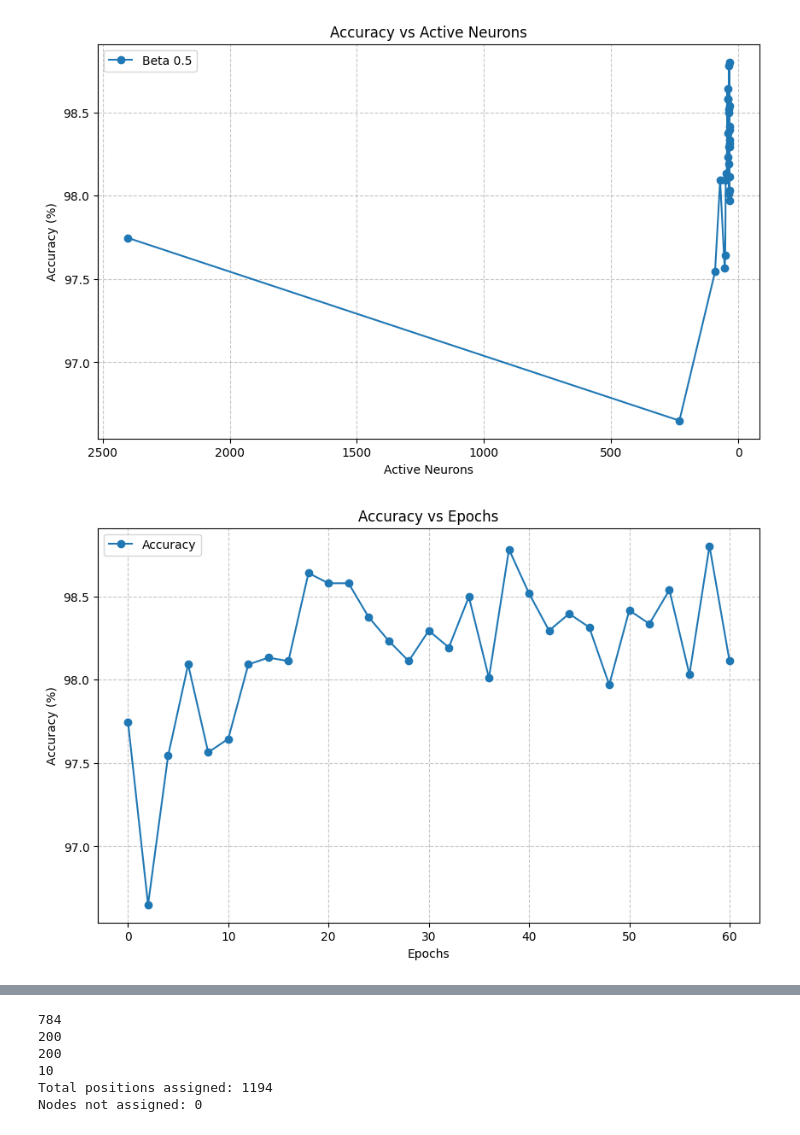
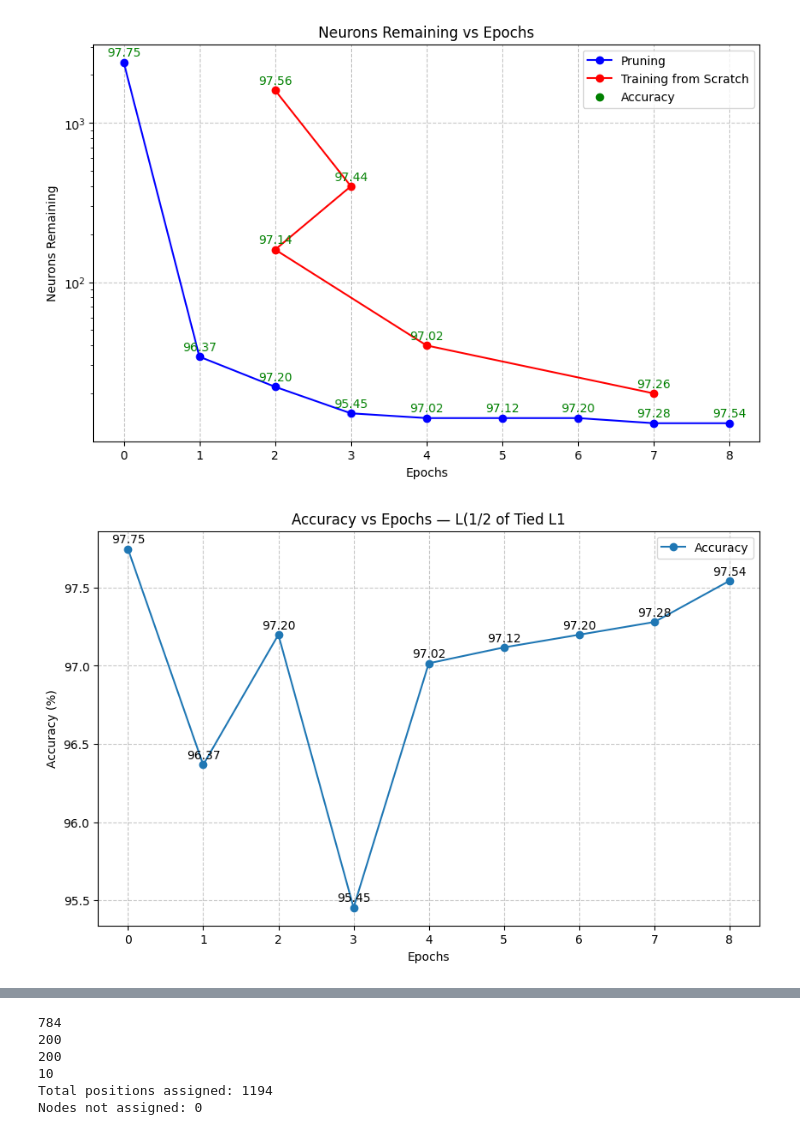
Before and after one commit to ejmichaud/narrow, a Jupyter notebook: asher/plots.ipynb, the cells around one changed output, grey strips where cells are left out. Cells and saved outputs as stored; diff of their text form; code cells hidden in the pictures.

Commit message:
Updated code for MNIST pruning, initial attempt at Llama pruning using TRL sfttrainer

```diff
--- a/asher/plots.ipynb
+++ b/asher/plots.ipynb
@@ -111,6 +111,8 @@ def plot_neurons_vs_accuracy(data):
         active_neurons = [d['Active Neurons'] for d in beta_data]
         accuracies = [d['Accuracy'] for d in beta_data]
         plt.plot(active_neurons, accuracies, 'o-', label=f'Beta {beta}')
+        for x, y in zip(active_neurons, accuracies):
+            plt.annotate(f'{y:.2f}', (x, y), textcoords="offset points", xytext=(0,5), ha='center')
     plt.xlabel('Active Neurons')
     plt.ylabel('Accuracy (%)')
     plt.title('Accuracy vs Active Neurons')
@@ -126,10 +128,12 @@ def plot_epochs_vs_neurons(data):
     neurons_remaining = [d['Active Neurons'] for d in data]
 
     plt.plot(epochs, neurons_remaining, 'o-', label='Neurons Remaining')
+    for x, y in zip(epochs, neurons_remaining):
+        plt.annotate(f'{y}', (x, y), textcoords="offset points", xytext=(0,5), ha='center')
     plt.xlabel('Epochs')
     plt.ylabel('Neurons Remaining')
     plt.yscale('log')  # Set y-axis to log scale
-    plt.title('Neurons Remaining vs Epochs')
+    plt.title('Neurons Remaining vs Epochs — L(1/2 of Tied L1')
     plt.grid(True, linestyle='--', alpha=0.7)
     plt.legend()
     plt.show()
@@ -137,36 +141,83 @@ def plot_epochs_vs_neurons(data):
 def plot_epochs_vs_accuracy(data):
     """Plot Accuracy versus Actual Epochs."""
     plt.figure(figsize=(10, 6))
     epochs = [d['Epoch'] for d in data]  # Use actual epochs from data
     accuracies = [d['Accuracy'] for d in data]
 
     plt.plot(epochs, accuracies, 'o-', label='Accuracy')
+    for x, y in zip(epochs, accuracies):
+        plt.annotate(f'{y:.2f}', (x, y), textcoords="offset points", xytext=(0,5), ha='center')
     plt.xlabel('Epochs')
     plt.ylabel('Accuracy (%)')
-    plt.title('Accuracy vs Epochs')
+    plt.title('Accuracy vs Epochs — L(1/2 of Tied L1')
     plt.grid(True, linestyle='--', alpha=0.7)
     plt.legend()
     plt.show()
 
 def plot_total_datapoints_vs_neurons(data):
     """Plot Total Datapoints versus Neurons Remaining."""
     plt.figure(figsize=(10, 6))
     total_datapoints = [d['Total Datapoints'] for d in data]
     neurons_remaining = [d['Active Neurons'] for d in data]
 
     plt.plot(total_datapoints, neurons_remaining, 'o-', label='Neurons Remaining')
+    for x, y in zip(total_datapoints, neurons_remaining):
+        plt.annotate(f'{y}', (x, y), textcoords="offset points", xytext=(0,5), ha='center')
     plt.xlabel('Total Datapoints')
     plt.ylabel('Neurons Remaining')
-    plt.title('Neurons Remaining vs Total Datapoints')
+    plt.title('Neurons Remaining vs Total Datapoints — L(1/2 of Tied L1')
     plt.grid(True, linestyle='--', alpha=0.7)
     plt.legend()
     plt.show()
 
-data = load_accuracies_by_neurons('./data/tied_l2_with_lhalf/pruning_accuracies_run9.csv')
-plot_neurons_vs_accuracy(data)
+def plot_epochs_vs_neurons_with_accuracy_labels(data, csv_filepath):
+    """Plot Neurons Remaining versus Actual Epochs, with points labeled by Accuracy."""
+    plt.figure(figsize=(10, 6))
+
+    # Original data
+    epochs = [d['Epoch'] for d in data]
+    neurons_remaining = [d['Active Neurons'] for d in data]
+    accuracies = [d['Accuracy'] for d in data]
+
+    plt.plot(epochs, neurons_remaining, 'o-', label='Pruning', color='blue')
+    for x, y, acc in zip(epochs, neurons_remaining, accuracies):
+        plt.annotate(f'{acc:.2f}', (x, y), textcoords="offset points", xytext=(0,5), ha='center', color='green')
+
+    # Load and plot data from CSV
+    with open(csv_filepath, mode='r') as file:
+        reader = csv.DictReader(file)
+        rows = list(reader)
+        csv_epochs = []
+        csv_neurons_remaining = []
+        csv_accuracies = []
+        for row in rows[1:]:
+            csv_epochs.append(int(row['Epoch']))
+            csv_neurons_remaining.append(int(row['Neurons Remaining']))
+            csv_accuracies.append(float(row['Accuracy']))
+
+    plt.plot(csv_epochs, csv_neurons_remaining, 'o-', label='Training from Scratch', color='red')
+    for x, y, acc in zip(csv_epochs, csv_neurons_remaining, csv_accuracies):
+        plt.annotate(f'{acc:.2f}', (x, y), textcoords="offset points", xytext=(0,5), ha='center', color='green')
+
+    plt.xlabel('Epochs')
+    plt.ylabel('Neurons Remaining')
+    plt.yscale('log')  # Set y-axis to log scale
+    plt.title('Neurons Remaining vs Epochs')
+    plt.grid(True, linestyle='--', alpha=0.7)
+
+    # Add a single legend entry for accuracy labels
+    plt.scatter([], [], color='green', label='Accuracy')
+    plt.legend(loc='upper right')
+
+    plt.show()
+
+data = load_accuracies_by_neurons('./data/tied_l2_with_lhalf/pruning_accuracies_run14.csv')
+trained_from_scratch =  "/afs/csail.mit.edu/u/a/asher/distillation/data/training_accuracies.csv"
+plot_epochs_vs_neurons_with_accuracy_labels(data, trained_from_scratch)
+# plot_neurons_vs_accuracy(data)
 plot_epochs_vs_accuracy(data)
 plot_epochs_vs_neurons(data)
 plot_total_datapoints_vs_neurons(data)
 # %% [output]
-[figure, old version]
+[figure, new version]
-[figure, old version]
+[figure, new version]
```
Also changed, not shown: parts of 2 cells of this notebook, 9 other files.
